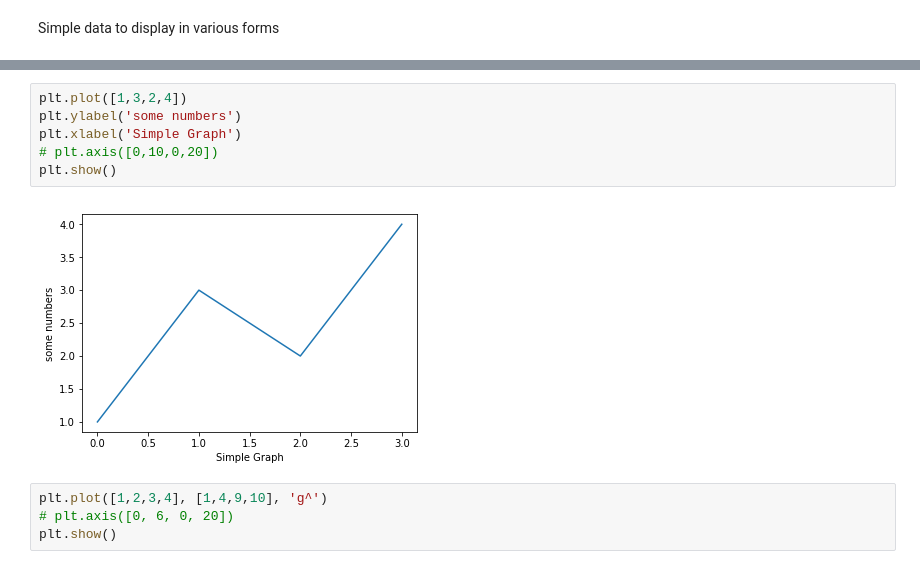
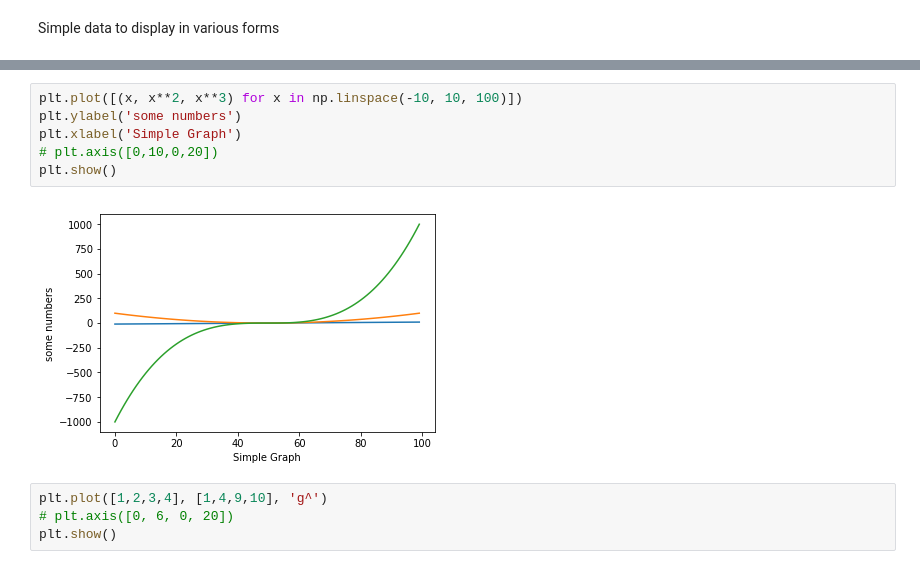
Before and after one commit to FredsoNerd/FGV_Programming_Languages, a Jupyter notebook: Python/MODIFICADO/Aula_12_Numpy_Matplotlib_Pandas-Copy1.ipynb, the cells around one changed output, grey strips where cells are left out. Drawn from its saved outputs; the diff is of its cells as text.

```diff
--- a/Python/MODIFICADO/Aula_12_Numpy_Matplotlib_Pandas-Copy1.ipynb
+++ b/Python/MODIFICADO/Aula_12_Numpy_Matplotlib_Pandas-Copy1.ipynb
@@ -240,11 +273,11 @@ Simple data to display in various forms
 # %%
-plt.plot([1,3,2,4])
+plt.plot([(x, x**2, x**3) for x in np.linspace(-10, 10, 100)])
 plt.ylabel('some numbers')
 plt.xlabel('Simple Graph')
 # plt.axis([0,10,0,20])
 plt.show()
 # %% [output]
-[figure, old version]
+[figure, new version]
 # %%
 plt.plot([1,2,3,4], [1,4,9,10], 'g^')
 # plt.axis([0, 6, 0, 20])
```
Also changed, not shown: parts of 10 cells of this notebook, 4 other files.
